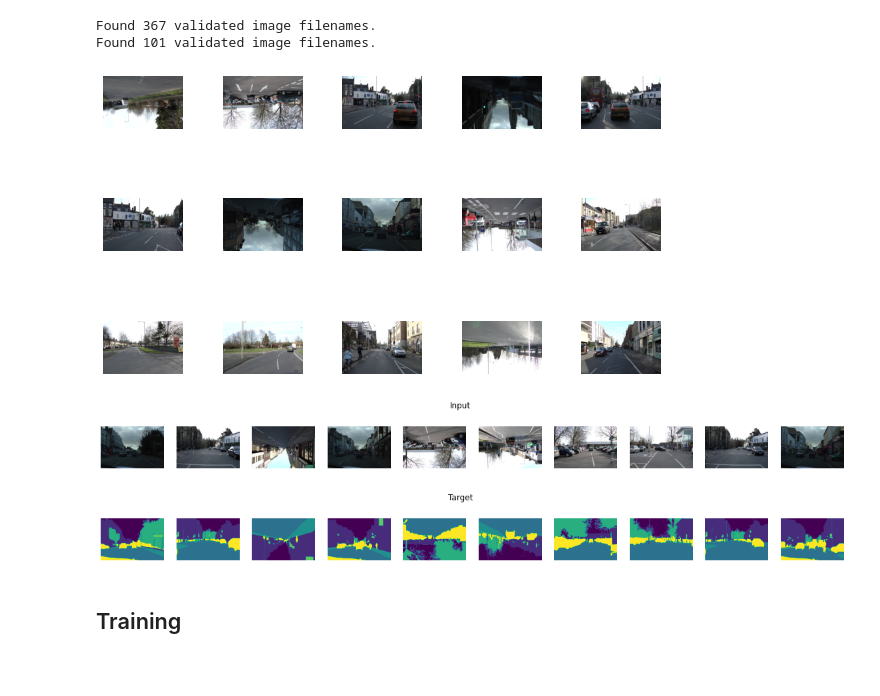
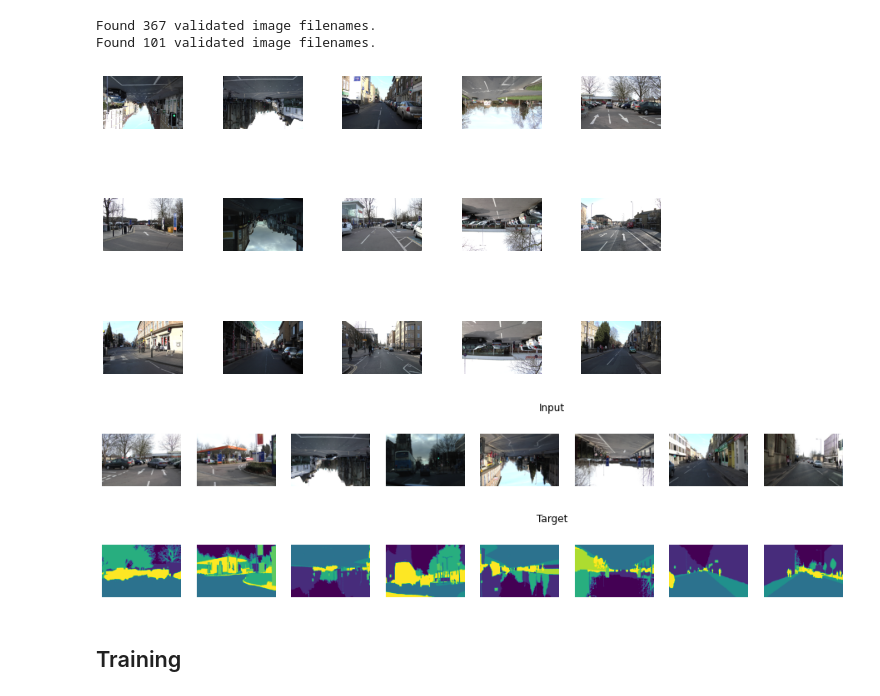
Before and after one commit to mjkvaak/ImageDataAugmentor, a Jupyter notebook: examples/segmentation-with-flow_from_dataframe.ipynb, the cells around one changed output. Saved outputs shown, nothing was run; the diff lists cells and outputs as text; code cells hidden in the pictures; blank space fills up the shorter version.

```diff
--- a/examples/segmentation-with-flow_from_dataframe.ipynb
+++ b/examples/segmentation-with-flow_from_dataframe.ipynb
@@ -35,7 +36,7 @@ import matplotlib.pyplot as plt
 # %%
 SEED = 123
 N_CLASSES = 8
-BATCH_SIZE = 32
+BATCH_SIZE = 8
 IMAGE_SIZE=(320,480)
 LR = 1e-4
 EPOCHS = 10
@@ -126,7 +127,7 @@ AUGMENTATIONS = albumentations.Compose([
 ])
 # %%
 # we will want to one-hot-encode the target masks for segmentation
-def preprocess_output(y:np.array, classes=range(N_CLASSES)):
+def one_hot_encode_masks(y:np.array, classes=range(N_CLASSES)):
     y = y.squeeze()
     masks = [(y == v) for v in classes]
     mask = np.stack(masks, axis=-1).astype('float')
@@ -139,13 +140,13 @@ def preprocess_output(y:np.array, classes=range(N_CLASSES)):
 dg = ImageDataAugmentor(augment=AUGMENTATIONS,
                         label_augment_mode="mask",
                         preprocess_input=preprocess_input,
-                        preprocess_output=preprocess_output,
+                        preprocess_labels=one_hot_encode_masks,
                         seed=SEED
                        )
 training_generator = dg.flow_from_dataframe(train_df,
                                             x_col='image_fn',
                                             y_col='mask_fn',
-                                            class_mode='mask_target',
+                                            class_mode='grayscale_target', #<- reads targets from `mask_fn` col as grayscale
                                             batch_size=BATCH_SIZE,
                                             target_size=IMAGE_SIZE,
                                             shuffle=True
@@ -153,7 +154,7 @@ training_generator = dg.flow_from_dataframe(train_df,
 validation_generator = dg.flow_from_dataframe(valid_df,
                                               x_col='image_fn',
                                               y_col='mask_fn',
-                                              class_mode='mask_target',
+                                              class_mode='grayscale_target', #<- reads targets from `mask_fn` col as grayscale
                                               batch_size=BATCH_SIZE,
                                               target_size=IMAGE_SIZE,
                                               shuffle=True
@@ -165,30 +166,30 @@ Found 101 validated image filenames.
 # visualize augmented images
 training_generator.show_data(rows=3, cols=5)
 # %% [output]
-[figure, old version]
+[figure, new version]
 # %%
 # show inputs and targets
 imgs, targets = training_generator.__getitem__(0)
 
 rows, cols = 1, 10
 plt.figure(figsize=(2*cols, 2*rows))
-for i in range(cols*rows):
+for i, img in enumerate(imgs):
     plt.subplot(rows, cols, i+1)
-    plt.imshow(np.uint8(imgs[i]))
+    plt.imshow(np.uint8(img))
     plt.axis('off')
 plt.suptitle('Input')
 plt.show()
 
 plt.figure(figsize=(2*cols, 2*rows))
-for i in range(cols*rows):
+for i, target in enumerate(targets):
     plt.subplot(rows, cols, i+1)
-    plt.imshow(targets[i].argmax(-1))
+    plt.imshow(target.argmax(-1))
     plt.axis('off')
 plt.suptitle('Target')
 plt.show()
 # %% [output]
-[figure, old version]
+[figure, new version]
-[figure, old version]
+[figure, new version]
 # %% [markdown]
 ## Training
 # %%
```
Also changed, not shown: parts of 7 cells of this notebook, 14 other files.
